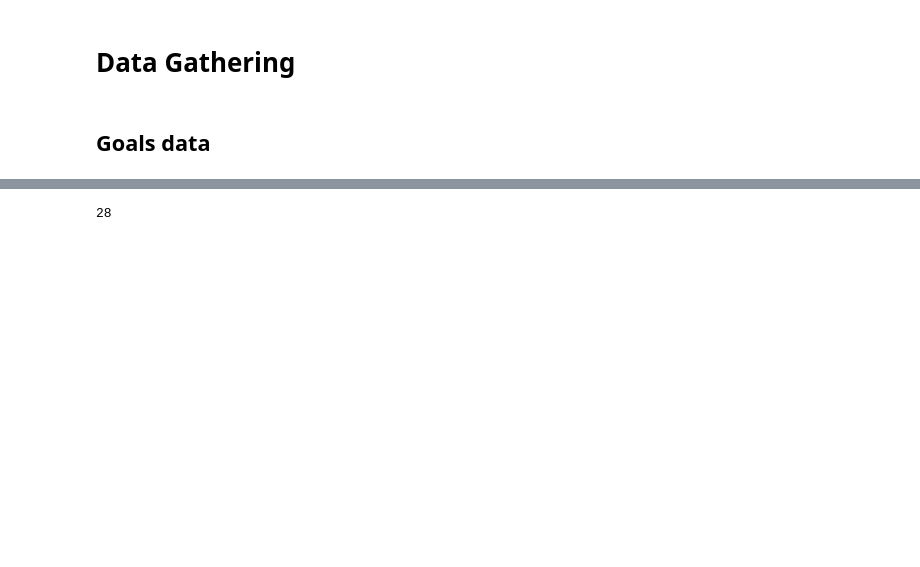
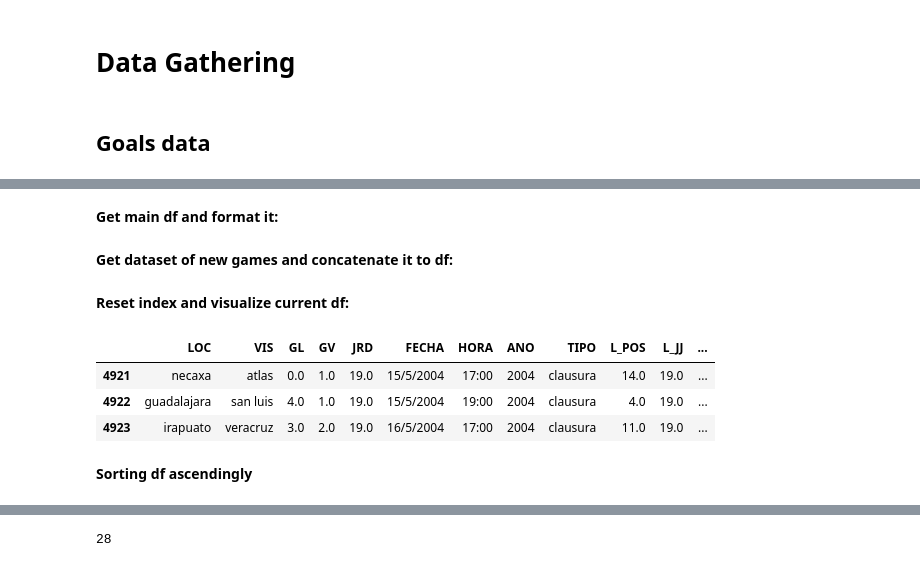
Before and after one commit to Roberto09/Match-Predictor, a Jupyter notebook: GRU-RNN V3.ipynb, the cells around one changed output, grey strips where cells are left out. Drawn from its saved outputs; the diff is of its cells as text; code cells hidden in the pictures; blank space fills up the shorter version.

Commit message:
Refac for Goals Data and Data Analyzis done

```diff
--- a/GRU-RNN V3.ipynb
+++ b/GRU-RNN V3.ipynb
@@ -194,0 +16,4 @@ End -> Setting up continious variables
+# %%
+INCLUDE_NEW_DF = False
+# %% [markdown]
+**Get main df and format it:**
@@ -194,0 +23,19 @@ End -> Setting up continious variables
+# %% [markdown]
+**Get dataset of new games and concatenate it to df:**
+# %%
+if INCLUDE_NEW_DF:
+    df_ns = pd.read_pickle('./data/ligamx/Goals-Match_new_season')
+    raw_data_utils.format_columns(df_ns)
+    df = pd.concat([df, df_ns])
+# %% [markdown]
+**Reset index and visualize current df:**
+# %%
+df.reset_index(drop = True, inplace = True)
+df.tail(3)
+# %% [output]
+|  | LOC | VIS | GL | GV | JRD | FECHA | HORA | ANO | TIPO | L_POS | L_JJ | ... |
+| 4921 | necaxa | atlas | 0.0 | 1.0 | 19.0 | 15/5/2004 | 17:00 | 2004 | clausura | 14.0 | 19.0 | ... |
+| 4922 | guadalajara | san luis | 4.0 | 1.0 | 19.0 | 15/5/2004 | 19:00 | 2004 | clausura | 4.0 | 19.0 | ... |
+| 4923 | irapuato | veracruz | 3.0 | 2.0 | 19.0 | 16/5/2004 | 17:00 | 2004 | clausura | 11.0 | 19.0 | ... |
+# %% [markdown]
+**Sorting df ascendingly**
```
Also changed, not shown: parts of 59 cells of this notebook, 1 other file.
